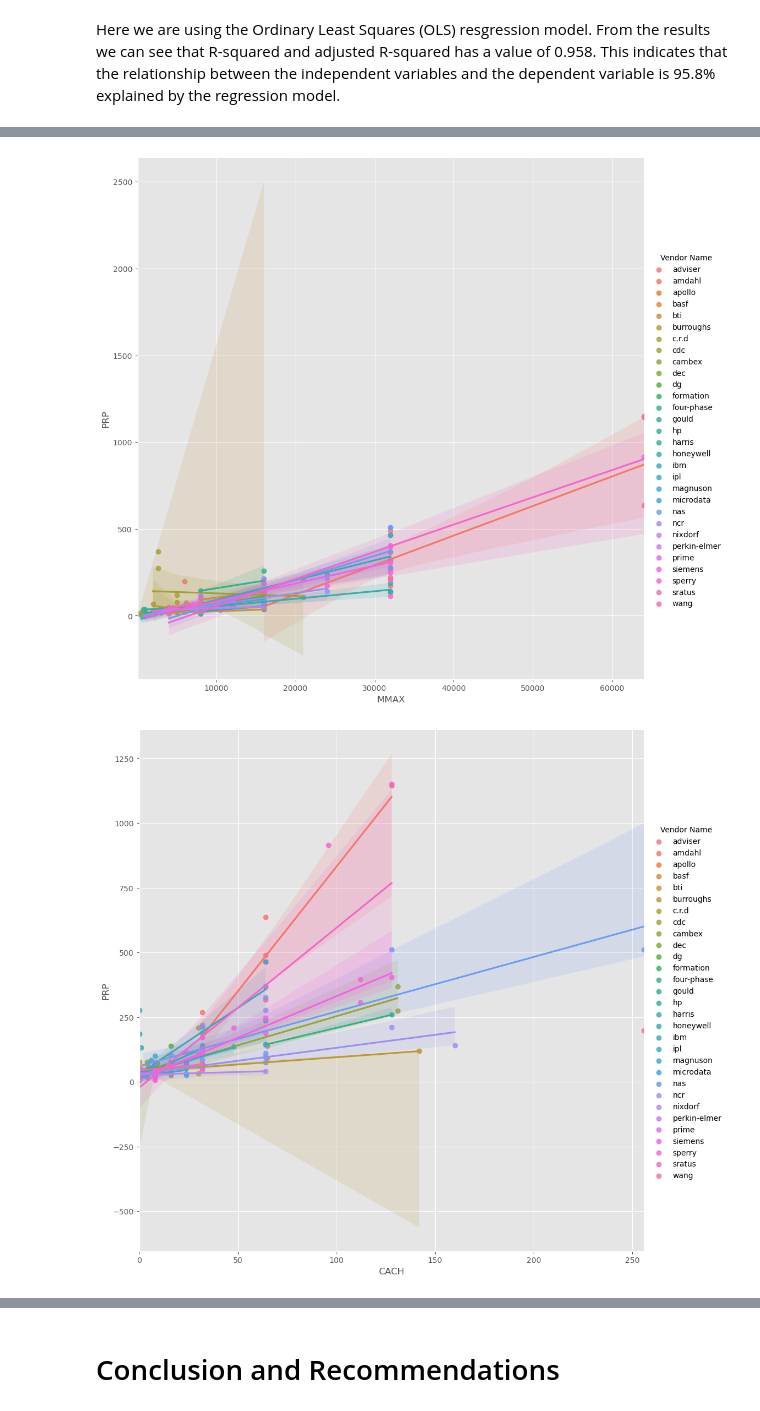
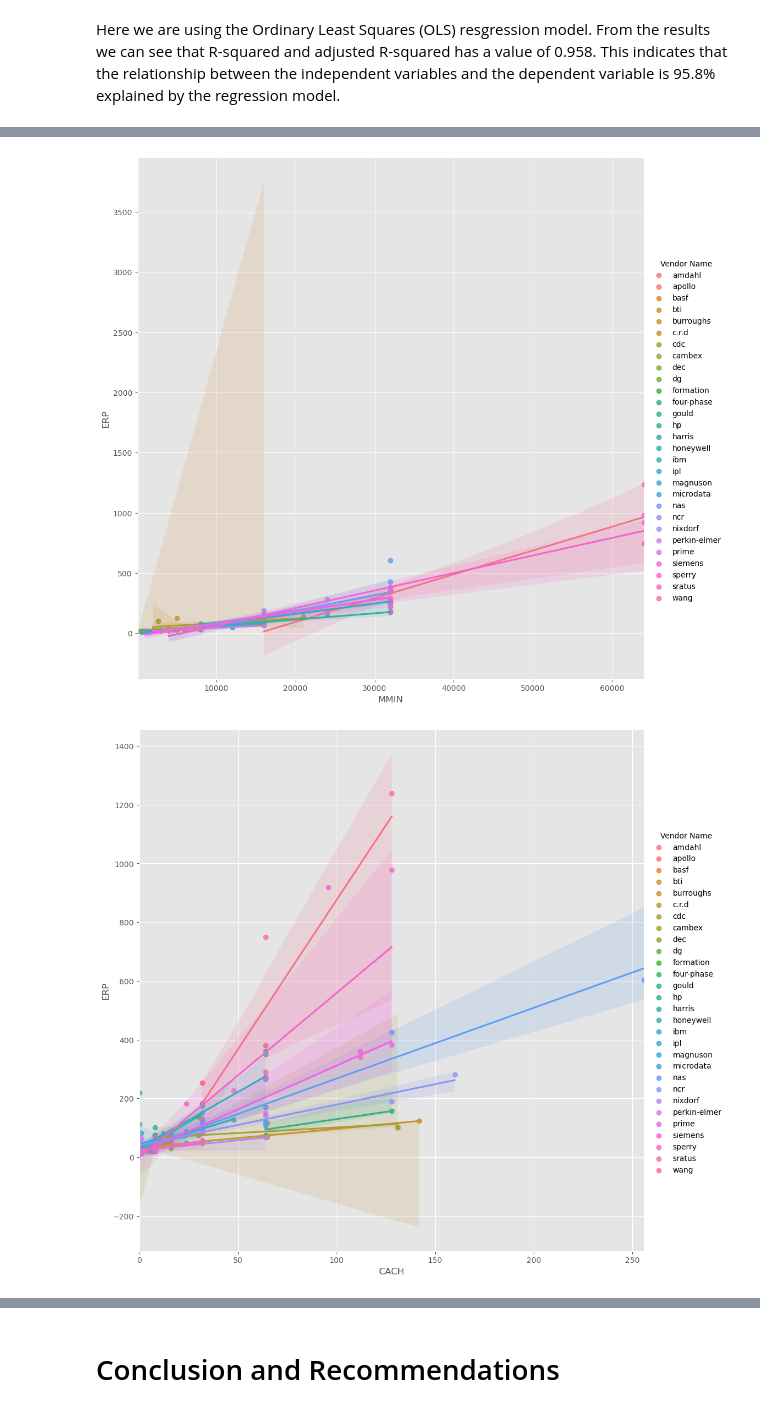
Before and after one commit to darkepacific/AAI-500-FinalTeamProject, a Jupyter notebook: AAI-500-FinalTeamProject.ipynb, the cells around one changed output, grey strips where cells are left out. Cells and saved outputs as stored; diff of their text form; code cells hidden in the pictures.

```diff
--- a/AAI-500-FinalTeamProject.ipynb
+++ b/AAI-500-FinalTeamProject.ipynb
@@ -70,0 +73,14 @@ data.head(5)
+# %%
+#Adding in the Attribute Information
+data.attrs['info'] = {
+    'Vendor Name': 'Text',
+    'Model Name': 'Numeric',
+    'MYCT': 'Numeric',
+    'MMIN': 'Numeric',
+    'CACH': 'Numeric',
+    'CHMIN': 'Numeric',
+    'CHMAX': 'Numeric',
+    'CHMAX': 'Numeric',
+    'PRP': 'Numeric',
+    'ERP': 'Numeric'
+}
@@ -391,6 +439,0 @@ def boxplot(x):
-# %%
-#Print a boxplot comparison of each column, vs Estimated Rate of Performance
-for col in df:
-    if col != 'Model Name':
-        print(col)
-        boxplot(col)
@@ -426,7 +455,7 @@ data = pd.read_csv('machine.csv', sep=',')
 
 #MLR of PRP
 x = data.iloc[:, [2,3,4,5,6,7,8]]
-y = pd.DataFrame(data['ERP'])
+y = pd.DataFrame(df['ERP'])
 # %%
 #Train test split
 X_train, X_test, y_train, y_test = train_test_split(x, y, test_size=1, random_state=0)
@@ -558,11 +574,11 @@ from sklearn.linear_model import LinearRegression
 # data = pd.read_csv('machine.csv', sep=',')
 
 #Plot MLR graphs
-for col in data:
-    if(col != "PRP" and col != "Vendor Name" and col != "Model Name"):
+for col in df:
+    if(col != "ERP" and col != "Vendor Name" and col != "Model Name"):
         sns.lmplot(
-                data=data,
-                x=col, y="PRP",
+                data=df,
+                x=col, y="ERP",
                 hue="Vendor Name",
                 height=10
         )
@@ -572,2 +588,2 @@ for col in data:
-[figure, old version]
+[figure, new version]
-[figure, old version]
+[figure, new version]
```
Also changed, not shown: parts of 33 cells of this notebook, 1 other file.
